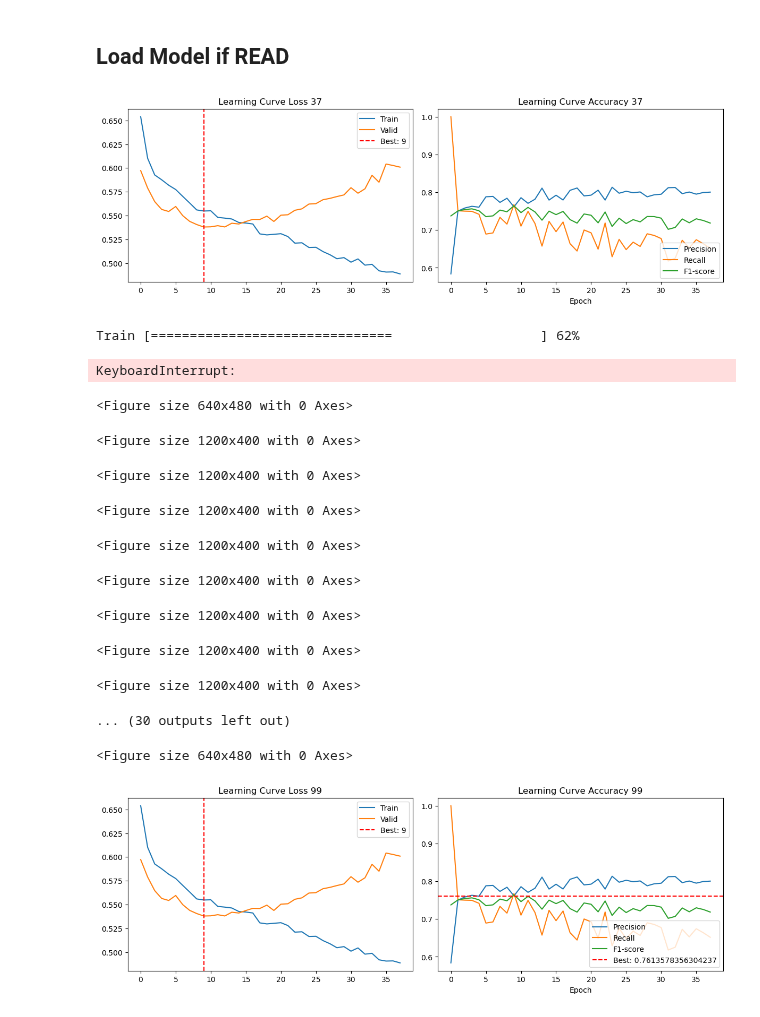
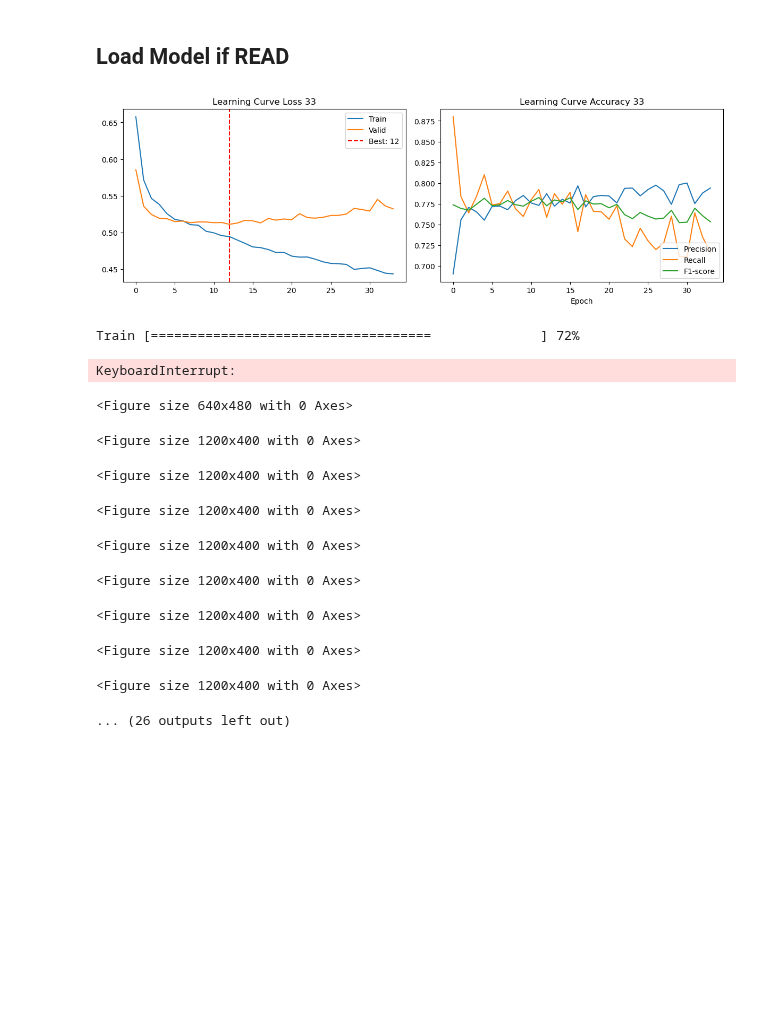
Before and after one commit to Frankalexej/lffl, a Jupyter notebook: stress_run_1.ipynb, the cells around one changed output. Cells and saved outputs as stored; diff of their text form; code cells hidden in the pictures; blank space fills up the shorter version.

```diff
--- a/stress_run_1.ipynb
+++ b/stress_run_1.ipynb
@@ -107,13 +108,14 @@ print(train_num, valid_num, ds.mapper.token_num())
 # %%
 device = torch.device('cuda' if torch.cuda.is_available() else 'cpu')
 # criterion = nn.CrossEntropyLoss()
+# criterion = nn.BCELoss()
 criterion = nn.BCELoss()
 # NOTE: no need to mask the loss, because we don't do reconstruction.
 
 dimconf = ModelDimConfigs(
         rnn_in_size=TrainingConfigs.N_MELS,
         lin_in_size_1=16,
-        lin_in_size_2=4,
+        lin_in_size_2=2,
         lin_out_size_2=1
     )
 
@@ -123,6 +125,12 @@ model = StressNetwork(
 )
 model.to(device)
 optimizer = optim.Adam(model.parameters(), lr=1e-3)
+
+model_str = str(model)
+model_txt_path = os.path.join(model_save_dir, "model.txt")
+
+with open(model_txt_path, "w") as f:
+    f.write(model_str)
 # %%
 model
 # %% [output]
@@ -159,7 +169,5 @@ BASE = 0
 # %%
-def train():
-    best_valid_loss = 1e9
-    best_valid_loss_epoch = 0
+def train(best_valid_loss, best_valid_loss_epoch):
     for epoch in range(BASE, BASE + EPOCHS):
         model.train()
         train_loss = 0.
@@ -168,11 +176,13 @@ def train():
             optimizer.zero_grad()
 
             x = x.to(device)
-            y = torch.tensor(y, device=device, dtype=torch.float)
+            # y = torch.tensor(y, device=device, dtype=torch.float)
+            y = torch.tensor(y, device=device)
+            y_oh = F.one_hot(y, num_classes=2).float()
 
             y_hat = model(x, x_lens)
-            y_hat = y_hat.squeeze(dim=1)
-            loss = criterion(y_hat, y)
+            # y_hat = y_hat.squeeze(dim=1)
+            loss = criterion(y_hat, y_oh)
             train_loss += loss.item()
 
             loss.backward()
@@ -201,11 +211,13 @@ def train():
         valid_targets = []
         for idx, ((x, x_lens), y) in enumerate(valid_loader):
             x = x.to(device)
-            y = torch.tensor(y, device=device, dtype=torch.float)
+            # y = torch.tensor(y, device=device, dtype=torch.float)
+            y = torch.tensor(y, device=device)
+            y_oh = F.one_hot(y, num_classes=2).float()
 
             y_hat = model(x, x_lens)
-            y_hat = y_hat.squeeze(dim=1)
-            loss = criterion(y_hat, y)
+            # y_hat = y_hat.squeeze(dim=1)
+            loss = criterion(y_hat, y_oh)
             valid_loss += loss.item()
 
             pred = model.predict_on_output(y_hat)
@@ -234,29 +246,25 @@ def train():
         valid_recs.save()
         valid_fs.save()
 
-    return best_valid_loss_epoch
+    return best_valid_loss, best_valid_loss_epoch
-# %%
-if __name__ == "__main__":
-    best_valid_loss_epoch = train()
-# %% [output]
-[figure, removed]
-Train [===============================                   ] 62%
-KeyboardInterrupt:
-<Figure size 640x480 with 0 Axes>
-<Figure size 1200x400 with 0 Axes>
-<Figure size 1200x400 with 0 Axes>
-<Figure size 1200x400 with 0 Axes>
-<Figure size 1200x400 with 0 Axes>
-<Figure size 1200x400 with 0 Axes>
-<Figure size 1200x400 with 0 Axes>
-<Figure size 1200x400 with 0 Axes>
-<Figure size 1200x400 with 0 Axes>
-... (30 outputs left out)
 # %%
-save_learning_curve_and_accuracy(losses=(train_losses.get(), valid_losses.get(), 9),
+if __name__ == "__main__":
+    best_valid_loss, best_valid_loss_epoch = train(best_valid_loss, best_valid_loss_epoch)
+    save_learning_curve_and_accuracy(losses=(train_losses.get(), valid_losses.get(), best_valid_loss_epoch),
                                     accs=(valid_precs.get(), valid_recs.get(), valid_fs.get()),
                                     epoch=str(BASE + EPOCHS - 1),
                                     save_name=f"{model_save_dir}/vis.png")
 # %% [output]
+[figure, new version]
-<Figure size 640x480 with 0 Axes>
+Train [====================================              ] 72%
-[figure, old version]
+KeyboardInterrupt:
+<Figure size 640x480 with 0 Axes>
+<Figure size 1200x400 with 0 Axes>
+<Figure size 1200x400 with 0 Axes>
+<Figure size 1200x400 with 0 Axes>
+<Figure size 1200x400 with 0 Axes>
+<Figure size 1200x400 with 0 Axes>
+<Figure size 1200x400 with 0 Axes>
+<Figure size 1200x400 with 0 Axes>
+<Figure size 1200x400 with 0 Axes>
+... (26 outputs left out)
```
Also changed, not shown: parts of 4 cells of this notebook, 6 other files.
